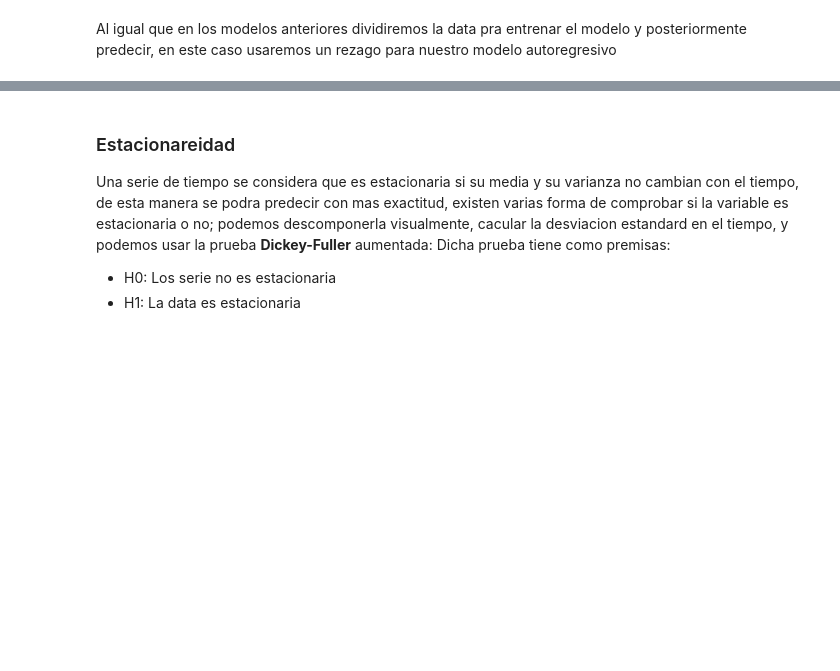
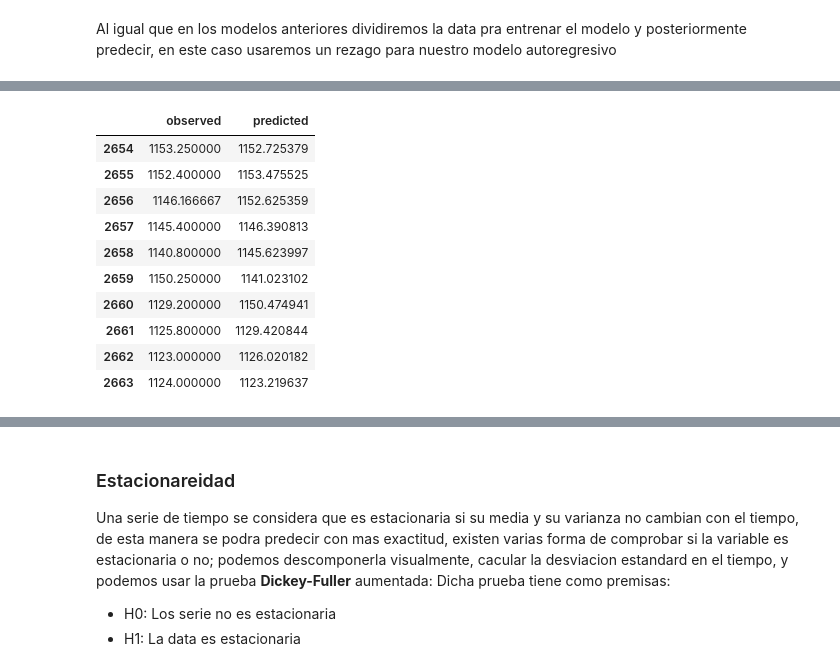
Before and after one commit to CarlosThomasPz/clases_data_082020, a Jupyter notebook: w5_d5 - Time_Series_RecSyS, Survival Analysis.ipynb, the cells around one changed output, grey strips where cells are left out. Saved outputs shown, nothing was run; the diff lists cells and outputs as text; code cells hidden in the pictures; blank space fills up the shorter version.

```diff
--- a/w5_d5 - Time_Series_RecSyS, Survival Analysis.ipynb
+++ b/w5_d5 - Time_Series_RecSyS, Survival Analysis.ipynb
@@ -125,5 +124,18 @@ warnings.filterwarnings('ignore', 'statsmodels.tsa.ar_model.AR', FutureWarning)
 # %%
 data_f = pd.DataFrame({'observed':test, 'predicted':predictions})
+data_f
+# %% [output]
+|  | observed | predicted |
+| 2654 | 1153.250000 | 1152.725379 |
+| 2655 | 1152.400000 | 1153.475525 |
+| 2656 | 1146.166667 | 1152.625359 |
+| 2657 | 1145.400000 | 1146.390813 |
+| 2658 | 1140.800000 | 1145.623997 |
+| 2659 | 1150.250000 | 1141.023102 |
+| 2660 | 1129.200000 | 1150.474941 |
+| 2661 | 1125.800000 | 1129.420844 |
+| 2662 | 1123.000000 | 1126.020182 |
+| 2663 | 1124.000000 | 1123.219637 |
 # %%
 data_f.plot()
 # %% [output]
```
Also changed, not shown: parts of 26 cells of this notebook.
